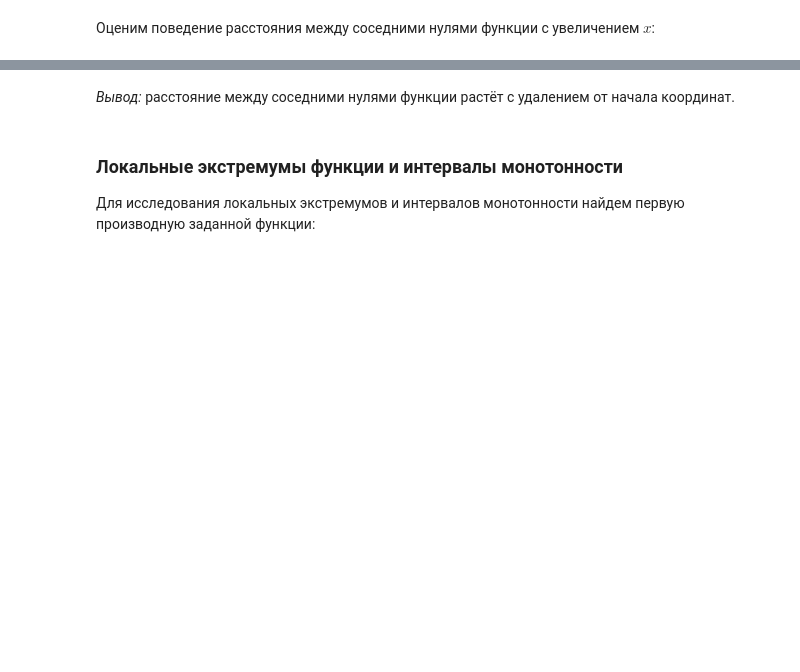
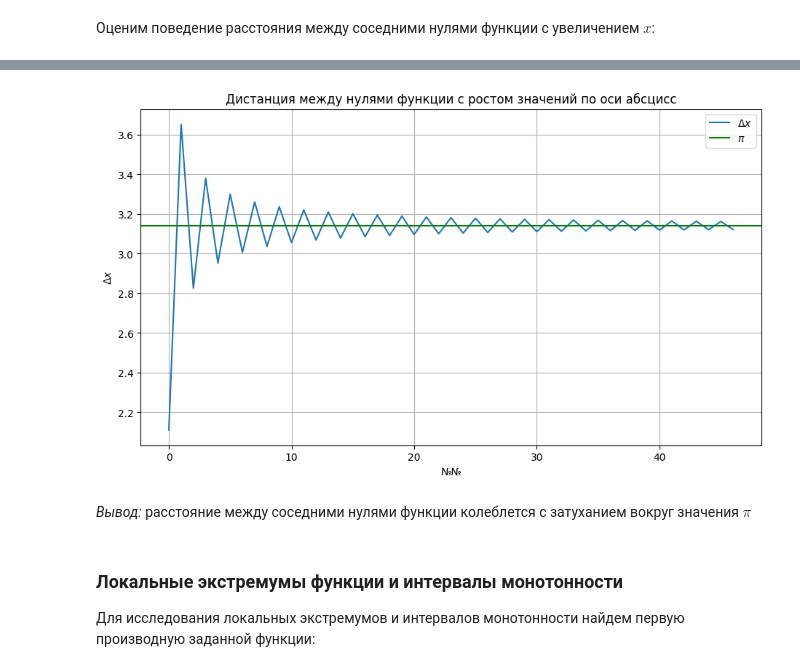
Before and after one commit to alexeycoder/py-investigate-math-function, a Jupyter notebook: homework-11.ipynb, the cells around one changed output, grey strips where cells are left out. Saved outputs shown, nothing was run; the diff lists cells and outputs as text; code cells hidden in the pictures; blank space fills up the shorter version.

```diff
--- a/homework-11.ipynb
+++ b/homework-11.ipynb
@@ -151,5 +140,20 @@ print(f'Расстояние дальше от начала координат:
+# %%
+shifted = found_roots_within_ab[1:]
+distances = [right - left for left, right in zip(found_roots_within_ab, shifted)]
+max_dist = max(distances)
+plt.figure(figsize=FIG_SIZE)
+plt.title(f'Дистанция между нулями функции с ростом значений по оси абсцисс')
+plt.grid()
+plt.plot(distances, label='$\Delta x$')
+plt.axhline(np.pi, color='green', label='$\pi$')
+plt.xlabel('№№')
+plt.ylabel('$\Delta x$')
+plt.legend()
+pass
+# %% [output]
+[figure, added]
 # %% [markdown]
-*Вывод:* расстояние между соседними нулями функции растёт с удалением от начала координат.
+*Вывод:* расстояние между соседними нулями функции колеблется с затуханием вокруг значения $\pi$
 # %% [markdown]
 ### Локальные экстремумы функции и интервалы монотонности
 
```
Also changed, not shown: parts of 13 cells of this notebook, 1 other file.
